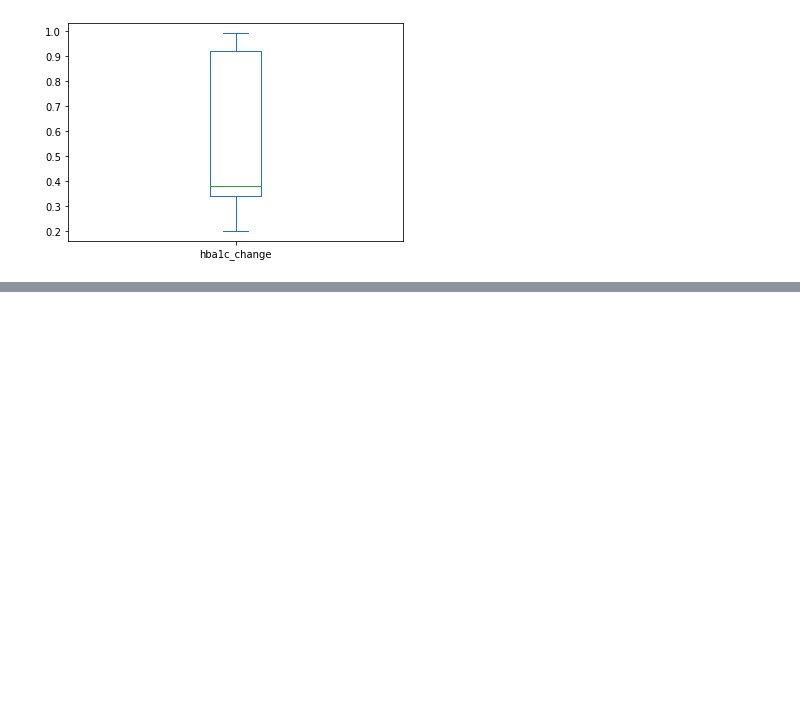
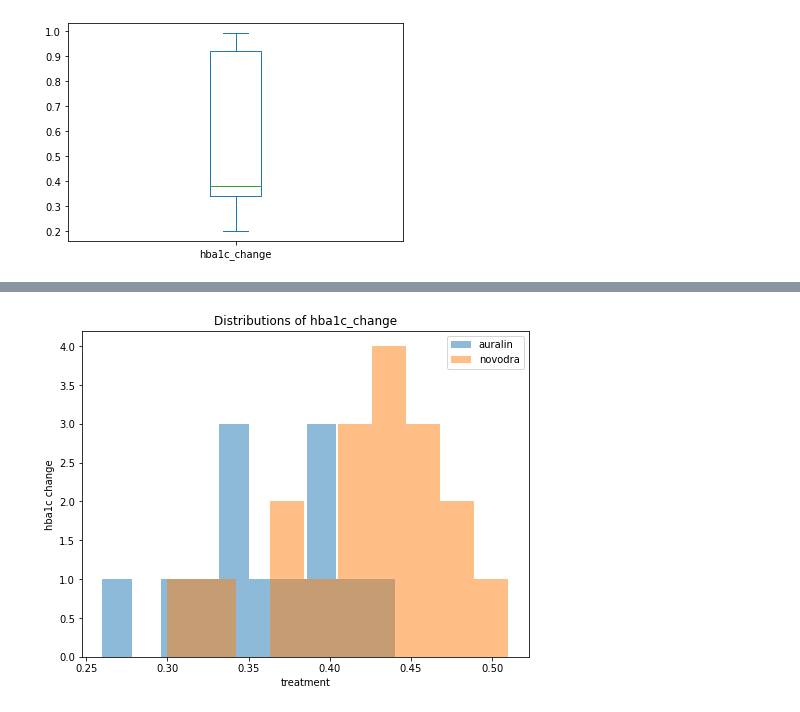
Before and after one commit to jacyee/insulin-drug-analysis, a Jupyter notebook: insulin_drug.ipynb, the cells around one changed output, grey strips where cells are left out. Cells and saved outputs as stored; diff of their text form; code cells hidden in the pictures; blank space fills up the shorter version.

```diff
--- a/insulin_drug.ipynb
+++ b/insulin_drug.ipynb
@@ -1020,0 +1041,12 @@ treatments['hba1c_change'].plot(kind = 'box')
+# %%
+# communicate findings
+fig, ax = plt.subplots(figsize =(8,6))
+ax.hist(treatments_clean[treatments_clean['treatment']=='auralin'].hba1c_change, alpha=0.5, label='auralin')
+ax.hist(treatments_clean[treatments_clean['treatment']=='novodra'].hba1c_change, alpha=0.5, label='novodra')
+ax.set_title('Distributions of hba1c_change')
+ax.set_xlabel('treatment')
+ax.set_ylabel('hba1c change')
+ax.legend(loc='upper right')
+plt.show();
+# %% [output]
+[figure, added]
```
Also changed, not shown: parts of 8 cells of this notebook.
